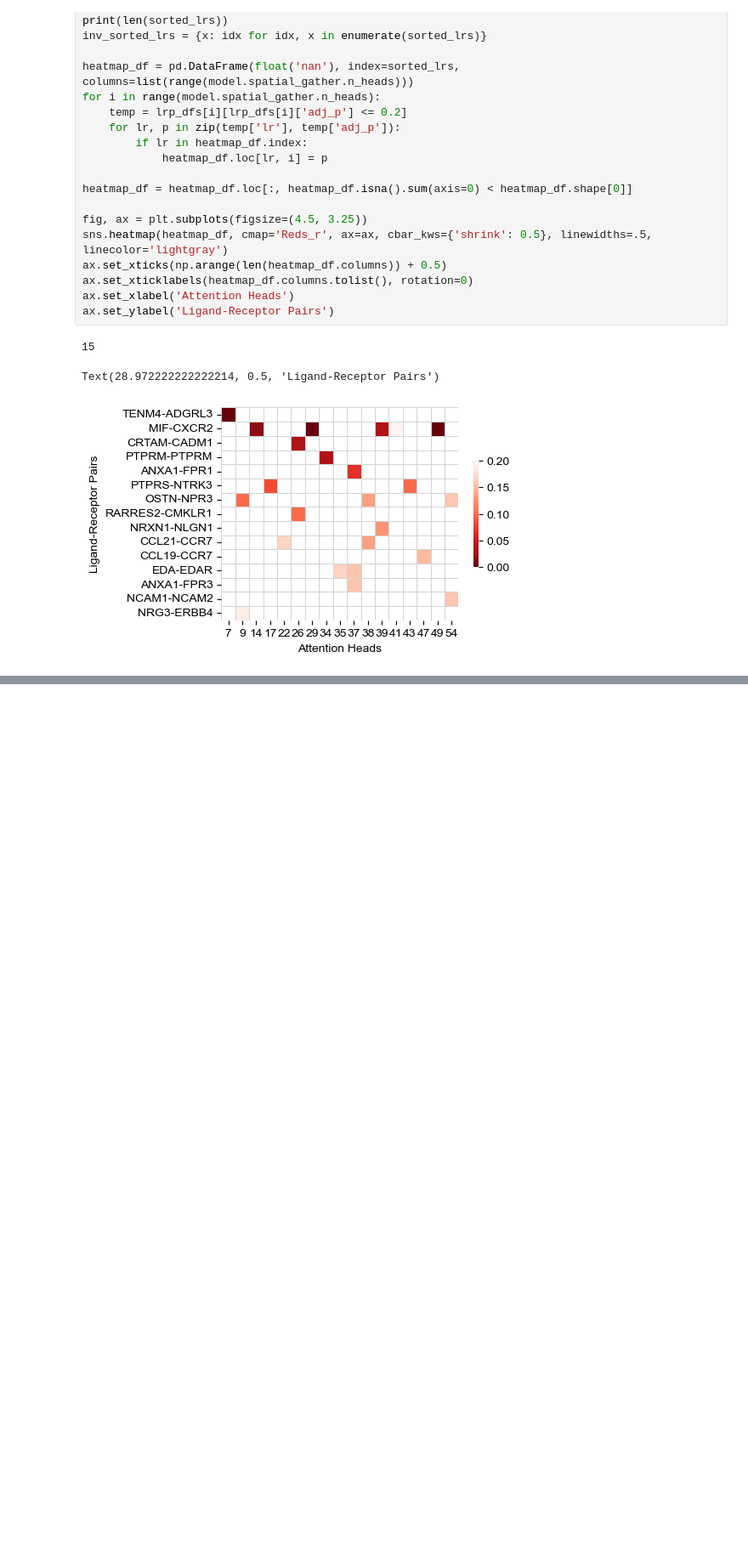
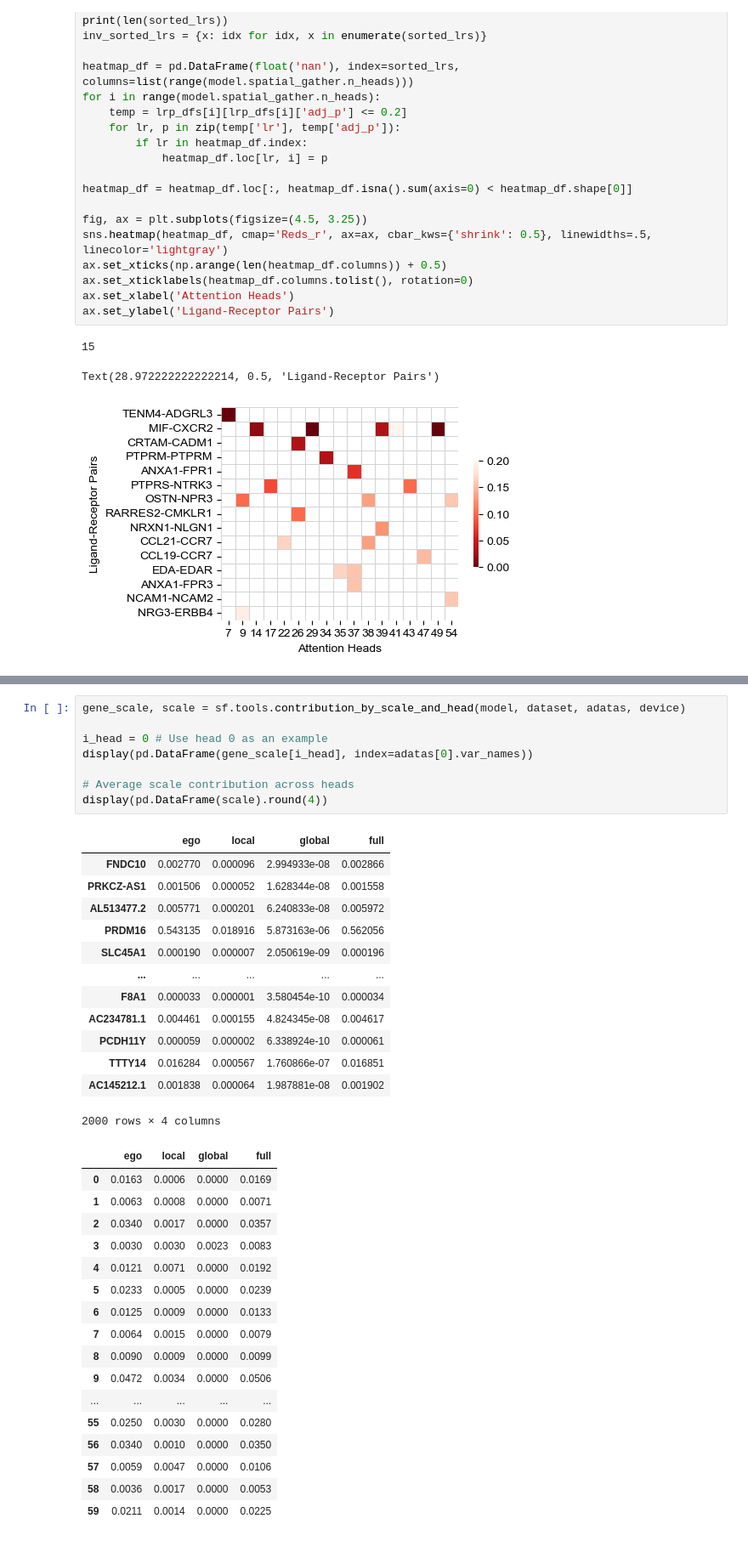
Before and after one commit to ma-compbio/Steamboat, a Jupyter notebook: examples/Ex5_slidetags_human_tonsil.ipynb, the cells around one changed output, grey strips where cells are left out. Shown at 85% size. Drawn from its saved outputs; the diff is of its cells as text; blank space fills up the shorter version.

```diff
--- a/examples/Ex5_slidetags_human_tonsil.ipynb
+++ b/examples/Ex5_slidetags_human_tonsil.ipynb
@@ -231,0 +258,39 @@ Text(28.972222222222214, 0.5, 'Ligand-Receptor Pairs')
+# %%
+gene_scale, scale = sf.tools.contribution_by_scale_and_head(model, dataset, adatas, device)
+
+i_head = 0 # Use head 0 as an example
+display(pd.DataFrame(gene_scale[i_head], index=adatas[0].var_names))
+
+# Average scale contribution across heads
+display(pd.DataFrame(scale).round(4))
+# %% [output]
+|  | ego | local | global | full |
+| FNDC10 | 0.002770 | 0.000096 | 2.994933e-08 | 0.002866 |
+| PRKCZ-AS1 | 0.001506 | 0.000052 | 1.628344e-08 | 0.001558 |
+| AL513477.2 | 0.005771 | 0.000201 | 6.240833e-08 | 0.005972 |
+| PRDM16 | 0.543135 | 0.018916 | 5.873163e-06 | 0.562056 |
+| SLC45A1 | 0.000190 | 0.000007 | 2.050619e-09 | 0.000196 |
+| ... | ... | ... | ... | ... |
+| F8A1 | 0.000033 | 0.000001 | 3.580454e-10 | 0.000034 |
+| AC234781.1 | 0.004461 | 0.000155 | 4.824345e-08 | 0.004617 |
+| PCDH11Y | 0.000059 | 0.000002 | 6.338924e-10 | 0.000061 |
+| TTTY14 | 0.016284 | 0.000567 | 1.760866e-07 | 0.016851 |
+| AC145212.1 | 0.001838 | 0.000064 | 1.987881e-08 | 0.001902 |
+2000 rows × 4 columns
+|  | ego | local | global | full |
+| 0 | 0.0163 | 0.0006 | 0.0000 | 0.0169 |
+| 1 | 0.0063 | 0.0008 | 0.0000 | 0.0071 |
+| 2 | 0.0340 | 0.0017 | 0.0000 | 0.0357 |
+| 3 | 0.0030 | 0.0030 | 0.0023 | 0.0083 |
+| 4 | 0.0121 | 0.0071 | 0.0000 | 0.0192 |
+| 5 | 0.0233 | 0.0005 | 0.0000 | 0.0239 |
+| 6 | 0.0125 | 0.0009 | 0.0000 | 0.0133 |
+| 7 | 0.0064 | 0.0015 | 0.0000 | 0.0079 |
+| 8 | 0.0090 | 0.0009 | 0.0000 | 0.0099 |
+| 9 | 0.0472 | 0.0034 | 0.0000 | 0.0506 |
+| ... | ... | ... | ... | ... |
+| 55 | 0.0250 | 0.0030 | 0.0000 | 0.0280 |
+| 56 | 0.0340 | 0.0010 | 0.0000 | 0.0350 |
+| 57 | 0.0059 | 0.0047 | 0.0000 | 0.0106 |
+| 58 | 0.0036 | 0.0017 | 0.0000 | 0.0053 |
+| 59 | 0.0211 | 0.0014 | 0.0000 | 0.0225 |
```
Also changed, not shown: parts of 2 cells of this notebook.
